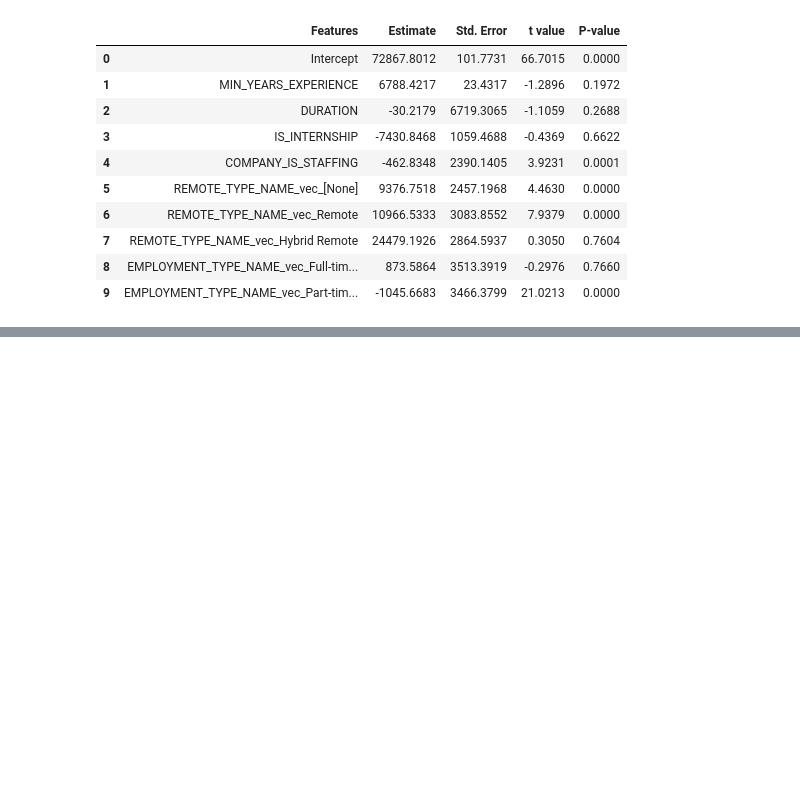
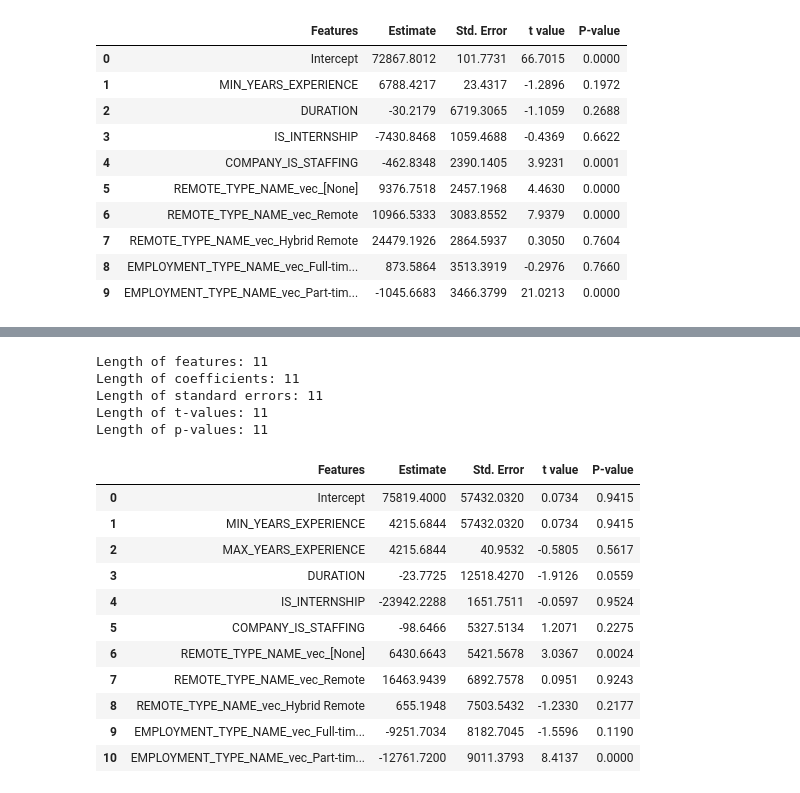
Before and after one commit to met-ad-688/assignment-04-gavinboss, a Jupyter notebook: assignment04-gboss.ipynb, the cells around one changed output, grey strips where cells are left out. Drawn from its saved outputs; the diff is of its cells as text; code cells hidden in the pictures; blank space fills up the shorter version.

Commit message:
added poly data frames

```diff
--- a/assignment04-gboss.ipynb
+++ b/assignment04-gboss.ipynb
@@ -161,6 +161,7 @@ I chose the 80/20 split after consulting with AI (CHATGPT SEE APPENDIX 1) basing
 # Regression_DF
 # %%
 from pyspark.sql.functions import regexp_replace, trim, col
+from pyspark.sql.types import IntegerType
 
 regression_df = df.select(
     "SALARY",
@@ -191,6 +192,9 @@ regression_df = regression_df.dropna(subset=[
     "EDUCATION_LEVELS_NAME"
 ])
 
+# Convert Duration to numeric (in days)
+regression_df =regression_df.withColumn("DURATION", col("DURATION").cast(IntegerType()))
+
 regression_df.show(5, truncate=False)
 # %% [output]
 +------+--------------------+--------------------+--------+-------------+-------------------+----------------+----------------------+------------------------------------------------------------------- ...
@@ -356,0 +473,55 @@ HTML (coef_table.to_html())
+# %%
+# Pull feature names directly from Java backend
+
+feature_names = poly_summary._call_java("featureNames")
+
+# Construct full table including intercept
+poly_features = ["Intercept"] + feature_names
+poly_coef = [poly_glr_max_years_model.intercept] + list(poly_glr_max_years_model.coefficients)
+poly_se = list(poly_summary.coefficientStandardErrors)
+poly_tvals = list(poly_summary.tValues)
+poly_pvals = list(poly_summary.pValues)
+
+print("Length of features:", len(poly_features))
+print("Length of coefficients:", len(poly_coef))
+print("Length of standard errors:", len(poly_se))
+print("Length of t-values:", len(poly_tvals))
+print("Length of p-values:", len(poly_pvals))
+# %% [output]
+Length of features: 11
+Length of coefficients: 11
+Length of standard errors: 11
+Length of t-values: 11
+Length of p-values: 11
+# %%
+import pandas as pd
+from tabulate import tabulate
+from IPython.display import HTML
+
+poly_coef_table = pd.DataFrame({
+    "Features": poly_features,
+    "Estimate": [f"{v:.4f}" if v is not None else None for v in poly_coef],
+    "Std. Error": [f"{v:.4f}" if v is not None else None for v in poly_se],
+    "t value": [f"{v:.4f}" if v is not None else None for v in poly_tvals],
+    "P-value": [f"{v:.4f}" if v is not None else None for v in poly_pvals]
+})
+
+# Save Report
+poly_coef_table.to_csv("output/poly_summary.csb", index=False)
+
+# Optional pretty print
+
+HTML (poly_coef_table.to_html())
+# %% [output]
+|  | Features | Estimate | Std. Error | t value | P-value |
+| 0 | Intercept | 75819.4000 | 57432.0320 | 0.0734 | 0.9415 |
+| 1 | MIN_YEARS_EXPERIENCE | 4215.6844 | 57432.0320 | 0.0734 | 0.9415 |
+| 2 | MAX_YEARS_EXPERIENCE | 4215.6844 | 40.9532 | -0.5805 | 0.5617 |
+| 3 | DURATION | -23.7725 | 12518.4270 | -1.9126 | 0.0559 |
+| 4 | IS_INTERNSHIP | -23942.2288 | 1651.7511 | -0.0597 | 0.9524 |
+| 5 | COMPANY_IS_STAFFING | -98.6466 | 5327.5134 | 1.2071 | 0.2275 |
+| 6 | REMOTE_TYPE_NAME_vec_[None] | 6430.6643 | 5421.5678 | 3.0367 | 0.0024 |
+| 7 | REMOTE_TYPE_NAME_vec_Remote | 16463.9439 | 6892.7578 | 0.0951 | 0.9243 |
+| 8 | REMOTE_TYPE_NAME_vec_Hybrid Remote | 655.1948 | 7503.5432 | -1.2330 | 0.2177 |
+| 9 | EMPLOYMENT_TYPE_NAME_vec_Full-tim... | -9251.7034 | 8182.7045 | -1.5596 | 0.1190 |
+| 10 | EMPLOYMENT_TYPE_NAME_vec_Part-tim... | -12761.7200 | 9011.3793 | 8.4137 | 0.0000 |
```
Also changed, not shown: parts of 14 cells of this notebook, 1 other file.
